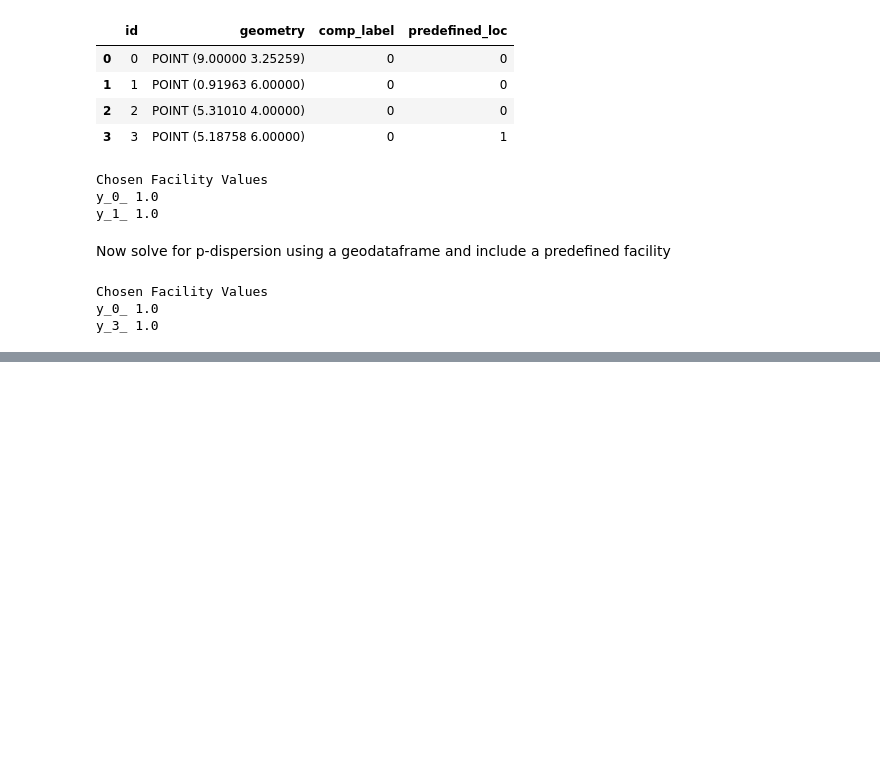
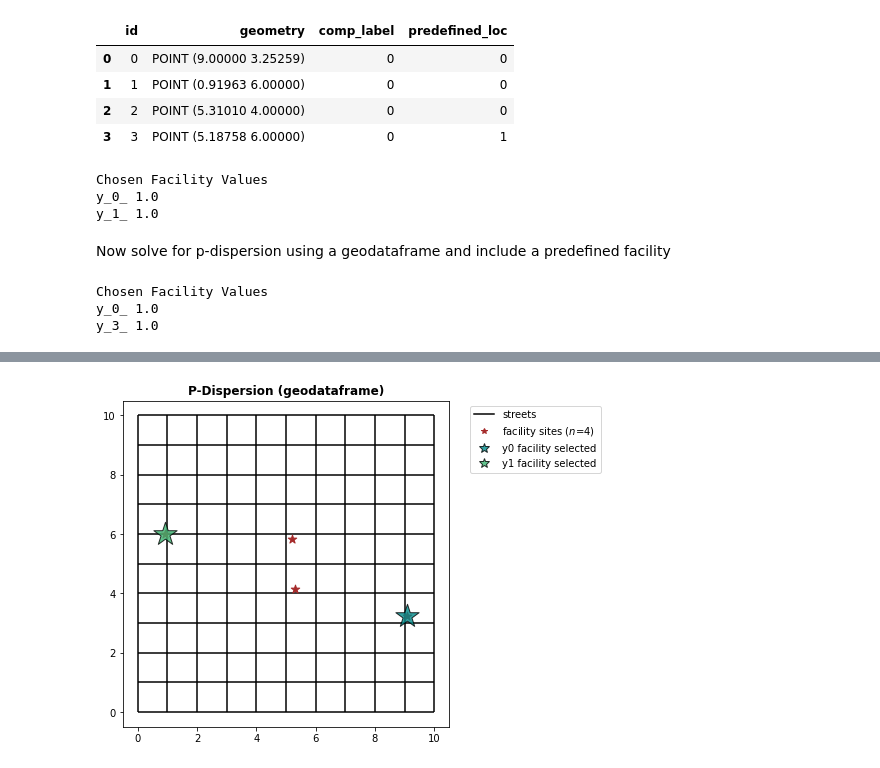
Before and after one commit to pysal/spopt, a Jupyter notebook: notebooks/p-dispersion.ipynb, the cells around one changed output, grey strips where cells are left out. Drawn from its saved outputs; the diff is of its cells as text; code cells hidden in the pictures; blank space fills up the shorter version.

```diff
--- a/notebooks/p-dispersion.ipynb
+++ b/notebooks/p-dispersion.ipynb
@@ -177,0 +267,4 @@ y_3_ 1.0
+# %%
+plot_results(disperse_from_geodataframe, facility_points, 'P-Dispersion (geodataframe)')
+# %% [output]
+[figure, added]
```
Also changed, not shown: parts of 7 cells of this notebook.
